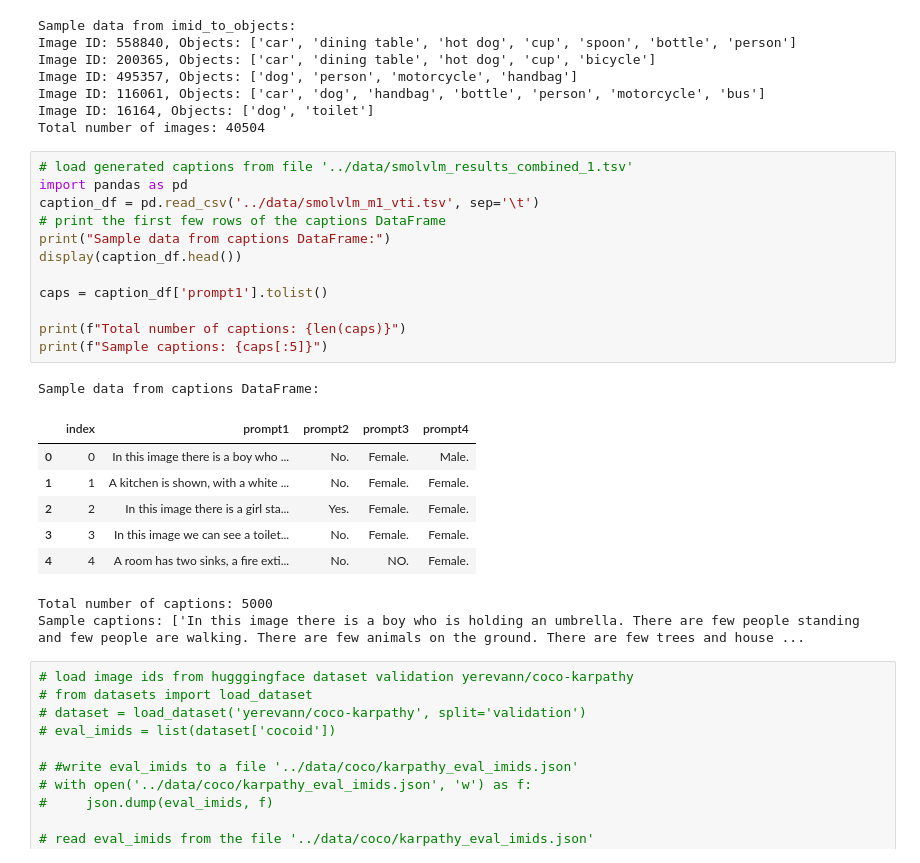
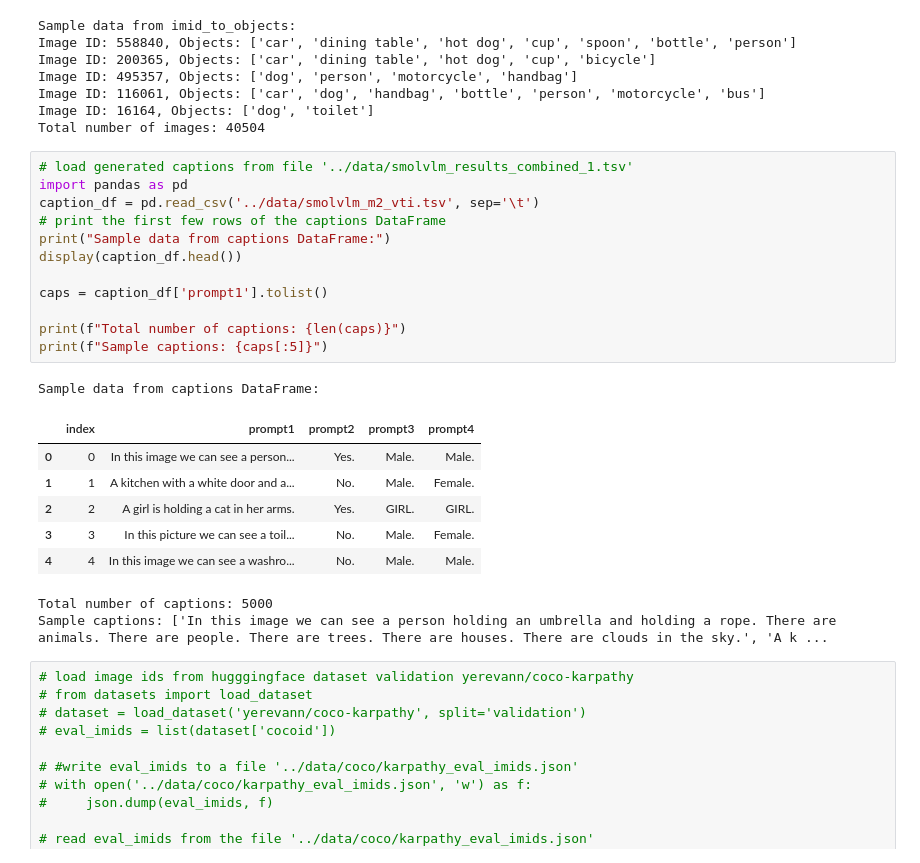
Before and after one commit to kirthi20/vlm-project, a Jupyter notebook: hallucination metric/compute_chair_nb.ipynb, the cells around one changed output. Drawn from its saved outputs; the diff is of its cells as text.

```diff
--- a/hallucination metric/compute_chair_nb.ipynb
+++ b/hallucination metric/compute_chair_nb.ipynb
@@ -24,25 +24,25 @@ Total number of images: 40504
 # %%
 # load generated captions from file '../data/smolvlm_results_combined_1.tsv'
 import pandas as pd
-caption_df = pd.read_csv('../data/smolvlm_m1_vti.tsv', sep='\t')
+caption_df = pd.read_csv('../data/smolvlm_m2_vti.tsv', sep='\t')
 # print the first few rows of the captions DataFrame
 print("Sample data from captions DataFrame:")
 display(caption_df.head())
 
 caps = caption_df['prompt1'].tolist()
 
 print(f"Total number of captions: {len(caps)}")
 print(f"Sample captions: {caps[:5]}")
 # %% [output]
 Sample data from captions DataFrame:
 |  | index | prompt1 | prompt2 | prompt3 | prompt4 |
-| 0 | 0 | In this image there is a boy who ... | No. | Female. | Male. |
-| 1 | 1 | A kitchen is shown, with a white ... | No. | Female. | Female. |
-| 2 | 2 | In this image there is a girl sta... | Yes. | Female. | Female. |
-| 3 | 3 | In this image we can see a toilet... | No. | Female. | Female. |
-| 4 | 4 | A room has two sinks, a fire exti... | No. | NO. | Female. |
+| 0 | 0 | In this image we can see a person... | Yes. | Male. | Male. |
+| 1 | 1 | A kitchen with a white door and a... | No. | Male. | Female. |
+| 2 | 2 | A girl is holding a cat in her arms. | Yes. | GIRL. | GIRL. |
+| 3 | 3 | In this picture we can see a toil... | No. | Male. | Female. |
+| 4 | 4 | In this image we can see a washro... | No. | Male. | Male. |
 Total number of captions: 5000
-Sample captions: ['In this image there is a boy who is holding an umbrella. There are few people standing and few people are walking. There are few animals on the ground. There are few trees and house ...
+Sample captions: ['In this image we can see a person holding an umbrella and holding a rope. There are animals. There are people. There are trees. There are houses. There are clouds in the sky.', 'A k ...
 # %%
 # load image ids from hugggingface dataset validation yerevann/coco-karpathy
 # from datasets import load_dataset
```
Also changed, not shown: parts of 1 cell of this notebook, 3 other files.
